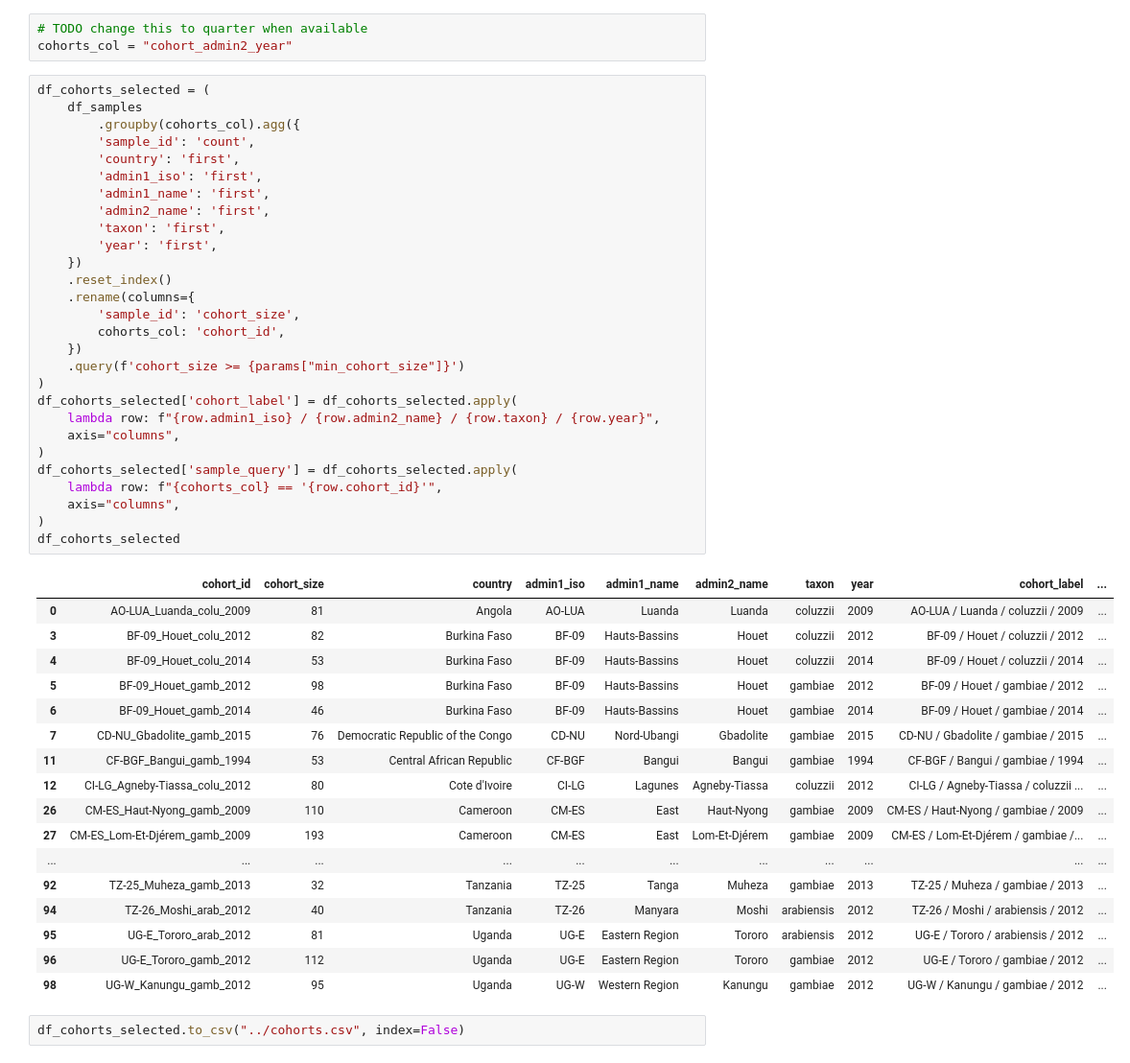
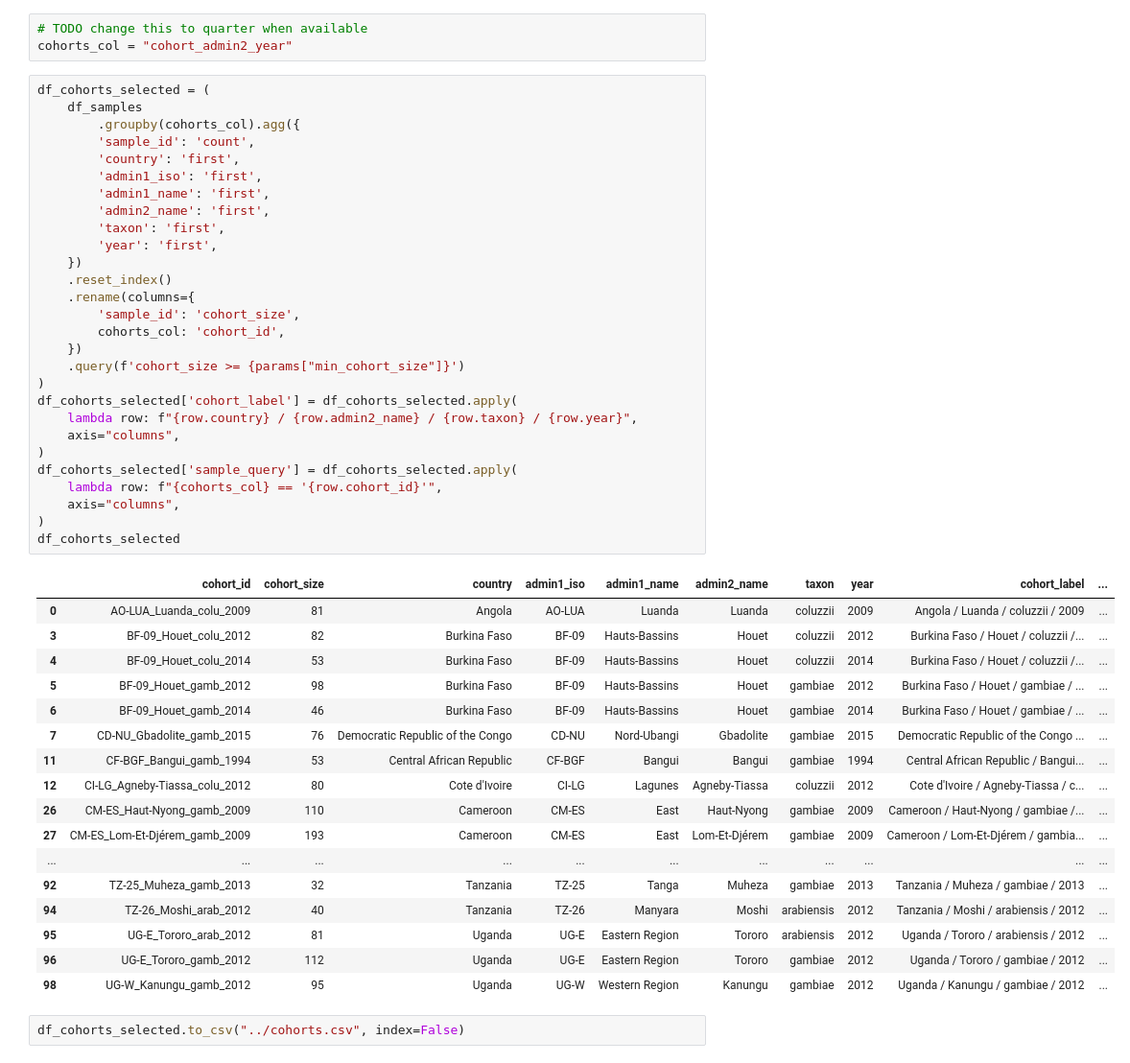
Before and after one commit to anopheles-genomic-surveillance/selection-atlas, a Jupyter notebook: workflow/notebooks/setup-cohorts.ipynb, the cells around one changed output. Shown: that part at 96% size. Drawn from its saved outputs; the diff is of its cells as text.

Commit message:
use country in cohort label

```diff
--- a/workflow/notebooks/setup-cohorts.ipynb
+++ b/workflow/notebooks/setup-cohorts.ipynb
@@ -52,48 +52,48 @@ cohorts_col = "cohort_admin2_year"
 # %%
 df_cohorts_selected = (
     df_samples
         .groupby(cohorts_col).agg({
         'sample_id': 'count',
         'country': 'first',
         'admin1_iso': 'first',
         'admin1_name': 'first',
         'admin2_name': 'first',
         'taxon': 'first',
         'year': 'first',
     })
     .reset_index()
     .rename(columns={
         'sample_id': 'cohort_size',
         cohorts_col: 'cohort_id',
     })
     .query(f'cohort_size >= {params["min_cohort_size"]}')
 )
 df_cohorts_selected['cohort_label'] = df_cohorts_selected.apply(
-    lambda row: f"{row.admin1_iso} / {row.admin2_name} / {row.taxon} / {row.year}",
+    lambda row: f"{row.country} / {row.admin2_name} / {row.taxon} / {row.year}",
     axis="columns",
 )
 df_cohorts_selected['sample_query'] = df_cohorts_selected.apply(
     lambda row: f"{cohorts_col} == '{row.cohort_id}'",
     axis="columns",
 )
 df_cohorts_selected
 # %% [output]
 |  | cohort_id | cohort_size | country | admin1_iso | admin1_name | admin2_name | taxon | year | cohort_label | ... |
-| 0 | AO-LUA_Luanda_colu_2009 | 81 | Angola | AO-LUA | Luanda | Luanda | coluzzii | 2009 | AO-LUA / Luanda / coluzzii / 2009 | ... |
-| 3 | BF-09_Houet_colu_2012 | 82 | Burkina Faso | BF-09 | Hauts-Bassins | Houet | coluzzii | 2012 | BF-09 / Houet / coluzzii / 2012 | ... |
-| 4 | BF-09_Houet_colu_2014 | 53 | Burkina Faso | BF-09 | Hauts-Bassins | Houet | coluzzii | 2014 | BF-09 / Houet / coluzzii / 2014 | ... |
-| 5 | BF-09_Houet_gamb_2012 | 98 | Burkina Faso | BF-09 | Hauts-Bassins | Houet | gambiae | 2012 | BF-09 / Houet / gambiae / 2012 | ... |
-| 6 | BF-09_Houet_gamb_2014 | 46 | Burkina Faso | BF-09 | Hauts-Bassins | Houet | gambiae | 2014 | BF-09 / Houet / gambiae / 2014 | ... |
-| 7 | CD-NU_Gbadolite_gamb_2015 | 76 | Democratic Republic of the Congo | CD-NU | Nord-Ubangi | Gbadolite | gambiae | 2015 | CD-NU / Gbadolite / gambiae / 2015 | ... |
-| 11 | CF-BGF_Bangui_gamb_1994 | 53 | Central African Republic | CF-BGF | Bangui | Bangui | gambiae | 1994 | CF-BGF / Bangui / gambiae / 1994 | ... |
-| 12 | CI-LG_Agneby-Tiassa_colu_2012 | 80 | Cote d'Ivoire | CI-LG | Lagunes | Agneby-Tiassa | coluzzii | 2012 | CI-LG / Agneby-Tiassa / coluzzii ... | ... |
-| 26 | CM-ES_Haut-Nyong_gamb_2009 | 110 | Cameroon | CM-ES | East | Haut-Nyong | gambiae | 2009 | CM-ES / Haut-Nyong / gambiae / 2009 | ... |
-| 27 | CM-ES_Lom-Et-Djérem_gamb_2009 | 193 | Cameroon | CM-ES | East | Lom-Et-Djérem | gambiae | 2009 | CM-ES / Lom-Et-Djérem / gambiae /... | ... |
+| 0 | AO-LUA_Luanda_colu_2009 | 81 | Angola | AO-LUA | Luanda | Luanda | coluzzii | 2009 | Angola / Luanda / coluzzii / 2009 | ... |
+| 3 | BF-09_Houet_colu_2012 | 82 | Burkina Faso | BF-09 | Hauts-Bassins | Houet | coluzzii | 2012 | Burkina Faso / Houet / coluzzii /... | ... |
+| 4 | BF-09_Houet_colu_2014 | 53 | Burkina Faso | BF-09 | Hauts-Bassins | Houet | coluzzii | 2014 | Burkina Faso / Houet / coluzzii /... | ... |
+| 5 | BF-09_Houet_gamb_2012 | 98 | Burkina Faso | BF-09 | Hauts-Bassins | Houet | gambiae | 2012 | Burkina Faso / Houet / gambiae / ... | ... |
+| 6 | BF-09_Houet_gamb_2014 | 46 | Burkina Faso | BF-09 | Hauts-Bassins | Houet | gambiae | 2014 | Burkina Faso / Houet / gambiae / ... | ... |
+| 7 | CD-NU_Gbadolite_gamb_2015 | 76 | Democratic Republic of the Congo | CD-NU | Nord-Ubangi | Gbadolite | gambiae | 2015 | Democratic Republic of the Congo ... | ... |
+| 11 | CF-BGF_Bangui_gamb_1994 | 53 | Central African Republic | CF-BGF | Bangui | Bangui | gambiae | 1994 | Central African Republic / Bangui... | ... |
+| 12 | CI-LG_Agneby-Tiassa_colu_2012 | 80 | Cote d'Ivoire | CI-LG | Lagunes | Agneby-Tiassa | coluzzii | 2012 | Cote d'Ivoire / Agneby-Tiassa / c... | ... |
+| 26 | CM-ES_Haut-Nyong_gamb_2009 | 110 | Cameroon | CM-ES | East | Haut-Nyong | gambiae | 2009 | Cameroon / Haut-Nyong / gambiae /... | ... |
+| 27 | CM-ES_Lom-Et-Djérem_gamb_2009 | 193 | Cameroon | CM-ES | East | Lom-Et-Djérem | gambiae | 2009 | Cameroon / Lom-Et-Djérem / gambia... | ... |
 | ... | ... | ... | ... | ... | ... | ... | ... | ... | ... | ... |
-| 92 | TZ-25_Muheza_gamb_2013 | 32 | Tanzania | TZ-25 | Tanga | Muheza | gambiae | 2013 | TZ-25 / Muheza / gambiae / 2013 | ... |
-| 94 | TZ-26_Moshi_arab_2012 | 40 | Tanzania | TZ-26 | Manyara | Moshi | arabiensis | 2012 | TZ-26 / Moshi / arabiensis / 2012 | ... |
-| 95 | UG-E_Tororo_arab_2012 | 81 | Uganda | UG-E | Eastern Region | Tororo | arabiensis | 2012 | UG-E / Tororo / arabiensis / 2012 | ... |
-| 96 | UG-E_Tororo_gamb_2012 | 112 | Uganda | UG-E | Eastern Region | Tororo | gambiae | 2012 | UG-E / Tororo / gambiae / 2012 | ... |
-| 98 | UG-W_Kanungu_gamb_2012 | 95 | Uganda | UG-W | Western Region | Kanungu | gambiae | 2012 | UG-W / Kanungu / gambiae / 2012 | ... |
+| 92 | TZ-25_Muheza_gamb_2013 | 32 | Tanzania | TZ-25 | Tanga | Muheza | gambiae | 2013 | Tanzania / Muheza / gambiae / 2013 | ... |
+| 94 | TZ-26_Moshi_arab_2012 | 40 | Tanzania | TZ-26 | Manyara | Moshi | arabiensis | 2012 | Tanzania / Moshi / arabiensis / 2012 | ... |
+| 95 | UG-E_Tororo_arab_2012 | 81 | Uganda | UG-E | Eastern Region | Tororo | arabiensis | 2012 | Uganda / Tororo / arabiensis / 2012 | ... |
+| 96 | UG-E_Tororo_gamb_2012 | 112 | Uganda | UG-E | Eastern Region | Tororo | gambiae | 2012 | Uganda / Tororo / gambiae / 2012 | ... |
+| 98 | UG-W_Kanungu_gamb_2012 | 95 | Uganda | UG-W | Western Region | Kanungu | gambiae | 2012 | Uganda / Kanungu / gambiae / 2012 | ... |
 # %%
 df_cohorts_selected.to_csv("../cohorts.csv", index=False)
```
Also changed, not shown: 1 other file.
